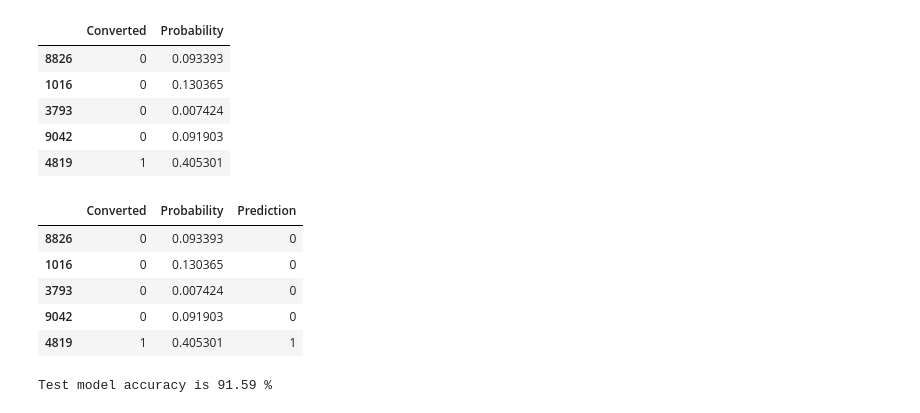
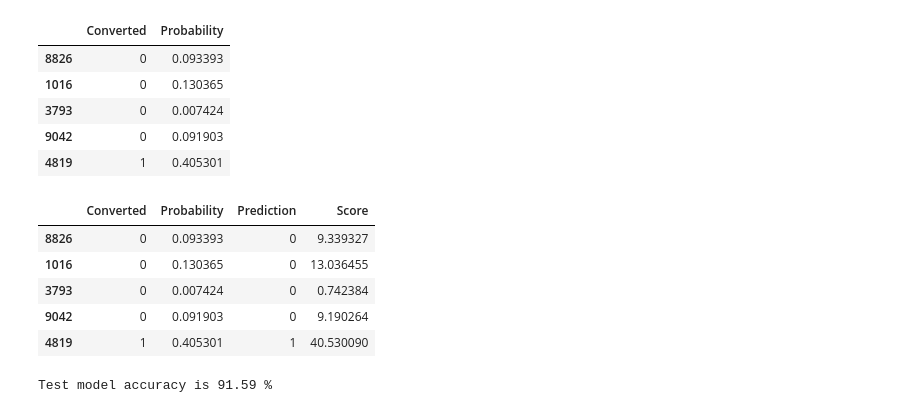
Before and after one commit to notvarunseth/ml-assignment, a Jupyter notebook: 1_notebook.ipynb, the cells around one changed output. Saved outputs shown, nothing was run; the diff lists cells and outputs as text; code cells hidden in the pictures.

```diff
--- a/1_notebook.ipynb
+++ b/1_notebook.ipynb
@@ -1149,16 +1149,17 @@ y_test_pred_df.head()
 | 9042 | 0 | 0.091903 |
 | 4819 | 1 | 0.405301 |
 # %%
-# Substituting 0 or 1 with the cut off as 0.5
+# Substituting 0 or 1 with the cut off as THRESHOLD
 y_test_pred_df['Prediction'] = y_test_pred_df['Probability'].apply(lambda x: int(x > THRESHOLD) )
+y_test_pred_df['Score'] = y_test_pred_df['Probability'] * 100
 y_test_pred_df.head()
 # %% [output]
-|  | Converted | Probability | Prediction |
-| 8826 | 0 | 0.093393 | 0 |
-| 1016 | 0 | 0.130365 | 0 |
-| 3793 | 0 | 0.007424 | 0 |
-| 9042 | 0 | 0.091903 | 0 |
-| 4819 | 1 | 0.405301 | 1 |
+|  | Converted | Probability | Prediction | Score |
+| 8826 | 0 | 0.093393 | 0 | 9.339327 |
+| 1016 | 0 | 0.130365 | 0 | 13.036455 |
+| 3793 | 0 | 0.007424 | 0 | 0.742384 |
+| 9042 | 0 | 0.091903 | 0 | 9.190264 |
+| 4819 | 1 | 0.405301 | 1 | 40.530090 |
 # %%
 print('Test model accuracy is', round(metrics.accuracy_score(y_test_pred_df['Converted'], y_test_pred_df['Prediction']), 4) * 100, '%')
 # %% [output]
```
